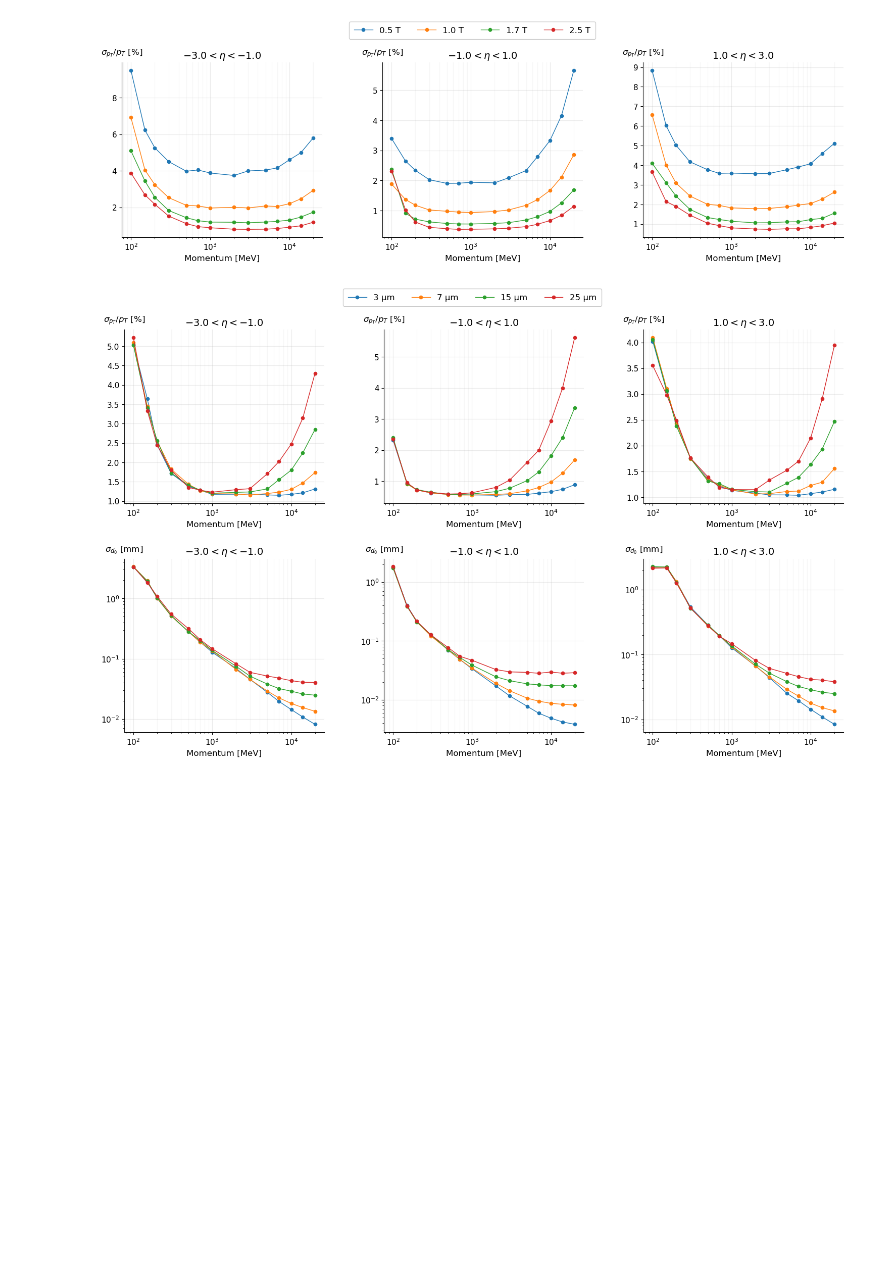
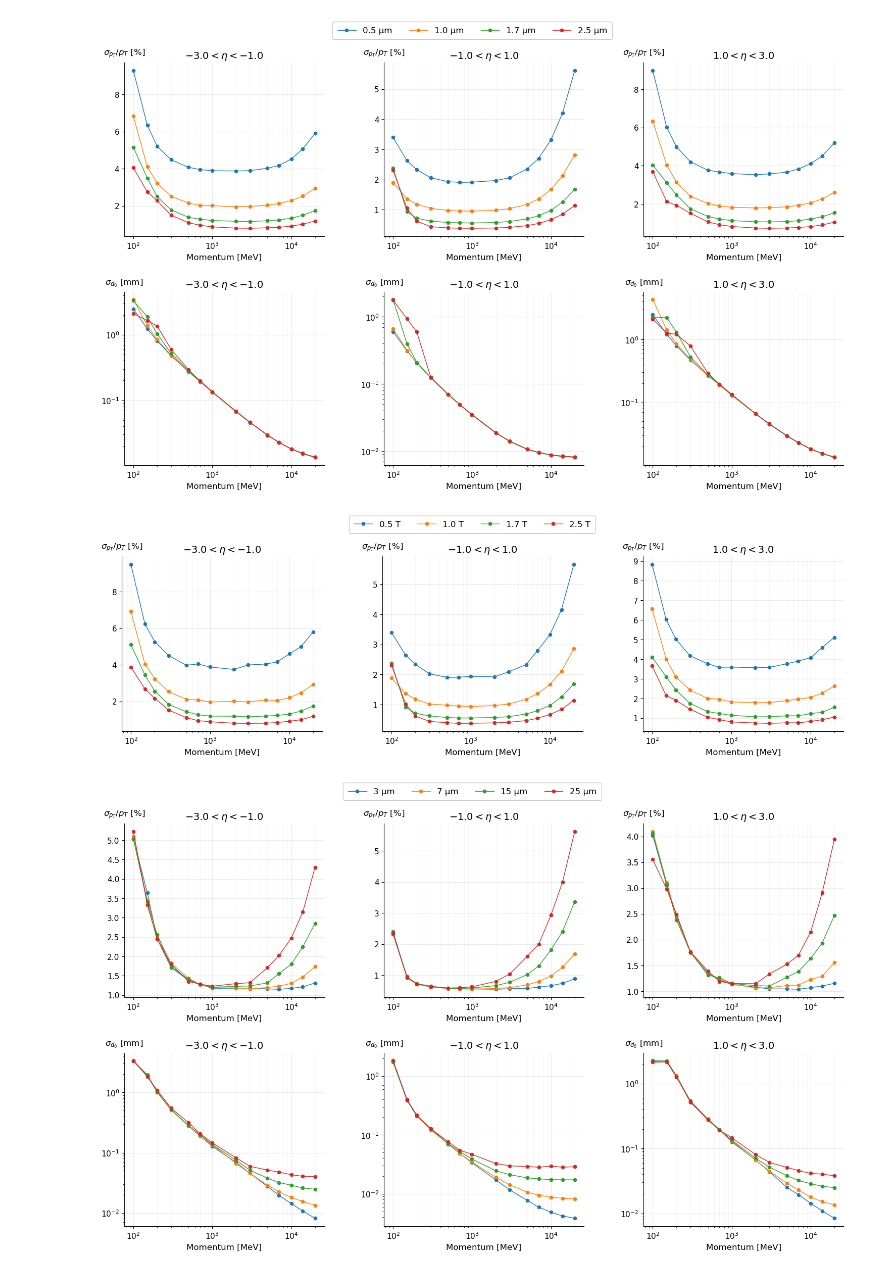
Before and after one commit to P4GAN/B8_Project, a Jupyter notebook: Analysis/tracking_performance.ipynb, the cells around one changed output. Saved outputs shown, nothing was run; the diff lists cells and outputs as text; code cells hidden in the pictures; blank space fills up the shorter version.

```diff
--- a/Analysis/tracking_performance.ipynb
+++ b/Analysis/tracking_performance.ipynb
@@ -316,3 +322,84 @@ KeyError: 'Number of Hits'
+# %%
+fig, axes = plt.subplots(2, 3, figsize=(15, 10))
+
+eta_bins = [
+    (-3.0, -1.0),
+    (-1.0,  1.0),
+    ( 1.0,  3.0),
+]
+
+dataframes = {0.5: df_0_5, 1.0: df_1_0, 1.7: df_1_7, 2.5: df_2_5}
+
+title_fs = 14
+label_fs = 12
+tick_fs = 11
+legend_fs = 12
+
+for resolution, df in dataframes.items():
+    for i, (eta_lo, eta_hi) in enumerate(eta_bins):
+        df_eta = df[(df["eta"] >= eta_lo) & (df["eta"] < eta_hi)]
+        momentum_points = sorted(df_eta["True p"].unique())
+
+        sigma_delta_pT = []
+        sigma_delta_d0 = []
+
+        for p in momentum_points:
+            subset = df_eta[df_eta["True p"] == p]
+
+            true_pT = np.sqrt(subset["True pX"]**2 + subset["True pY"]**2)
+
+            pT_residual = (subset["Fit pT"] - true_pT) / true_pT
+
+            sigma_delta_pT.append(100.0 * gaussian_sigma(pT_residual))
+            sigma_delta_d0.append(gaussian_sigma(subset["Fit d0"]))
+
+        label = fr"{resolution} μm"
+
+        axes[0, i].plot(momentum_points, sigma_delta_pT, marker="o", ms=4.5, lw=1.0, label=label)
+        axes[1, i].plot(momentum_points, sigma_delta_d0, marker="o", ms=4.5, lw=1.0, label=label)
+
+        axes[0, i].set_title(f"${eta_lo} < \eta < {eta_hi}$", fontsize=title_fs)
+        axes[1, i].set_title(f"${eta_lo} < \eta < {eta_hi}$", fontsize=title_fs)
+
+        axes[0, i].set_ylabel(r"$\sigma_{p_T} / p_T$ [%]", fontsize=label_fs, rotation=0, labelpad=20)
+        axes[1, i].set_ylabel(r"$\sigma_{d_0}$ [mm]", fontsize=label_fs, rotation=0, labelpad=20)
+
+        axes[0, i].set_xscale("log")
+        axes[1, i].set_xscale("log")
+        axes[1, i].set_yscale("log")
+
+
+for ax in axes.flat:
+    ax.set_xlabel(r"Momentum [MeV]", fontsize=label_fs)
+    ax.grid(True, which="major", alpha=0.25)
+    ax.grid(True, which="minor", axis="x", alpha=0.10)
+    ax.spines["top"].set_visible(False)
+    ax.spines["right"].set_visible(False)
+    ax.tick_params(axis="both", labelsize=tick_fs)
+    ax.yaxis.set_label_coords(0.0, 1.02)
+
+handles, labels = axes[0, 0].get_legend_handles_labels()
+fig.legend(
+    handles, labels,
+    loc="upper center",
+    bbox_to_anchor=(0.5, 0.95),
+    ncol=4,
+    frameon=True,
+    fancybox=True,
+    framealpha=1.0,
+    edgecolor="0.8",
+    fontsize=legend_fs,
+    borderpad=0.6,
+    labelspacing=0.6,
+    handlelength=2.2,
+)
+
+plt.tight_layout(rect=(0, 0, 1, 0.90))
+fig.subplots_adjust(hspace=0.32)
+fig.subplots_adjust(wspace=0.3)
+plt.show()
+# %% [output]
+[figure, added]
 # %%
 fig, axes = plt.subplots(1, 3, figsize=(15, 5))
 
```
Also changed, not shown: parts of 6 cells of this notebook, 42 other files.
